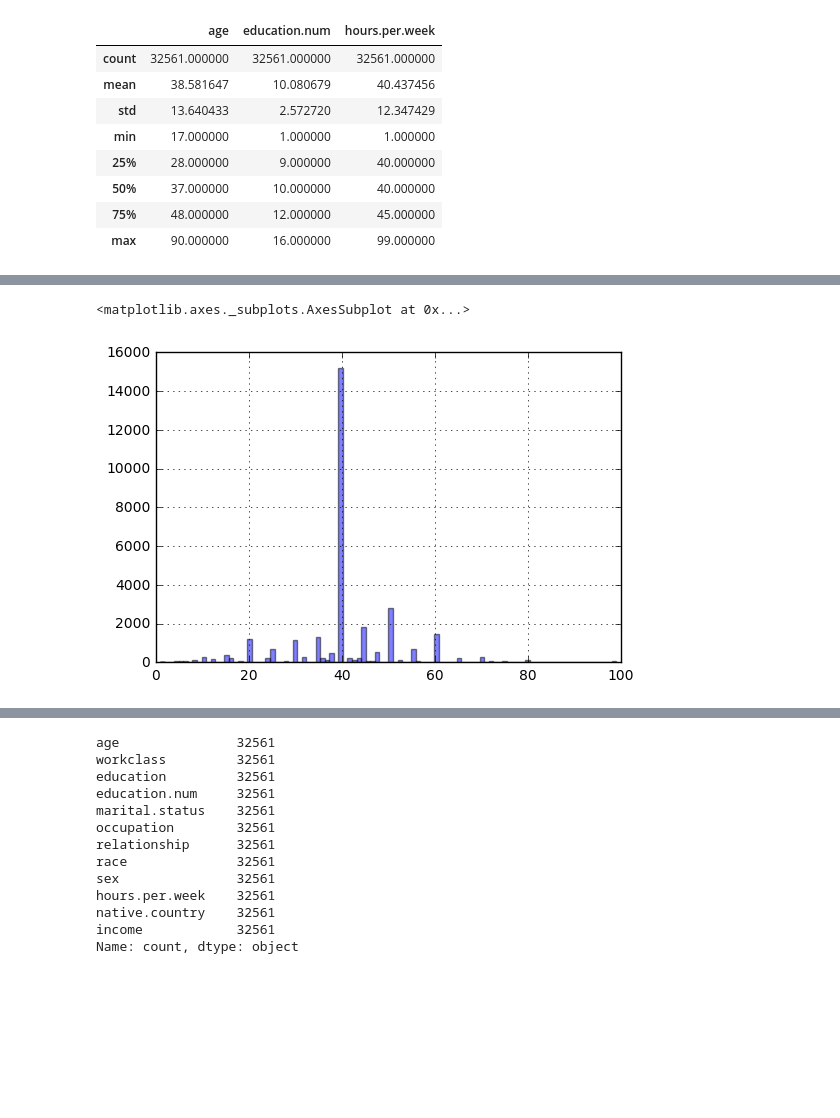
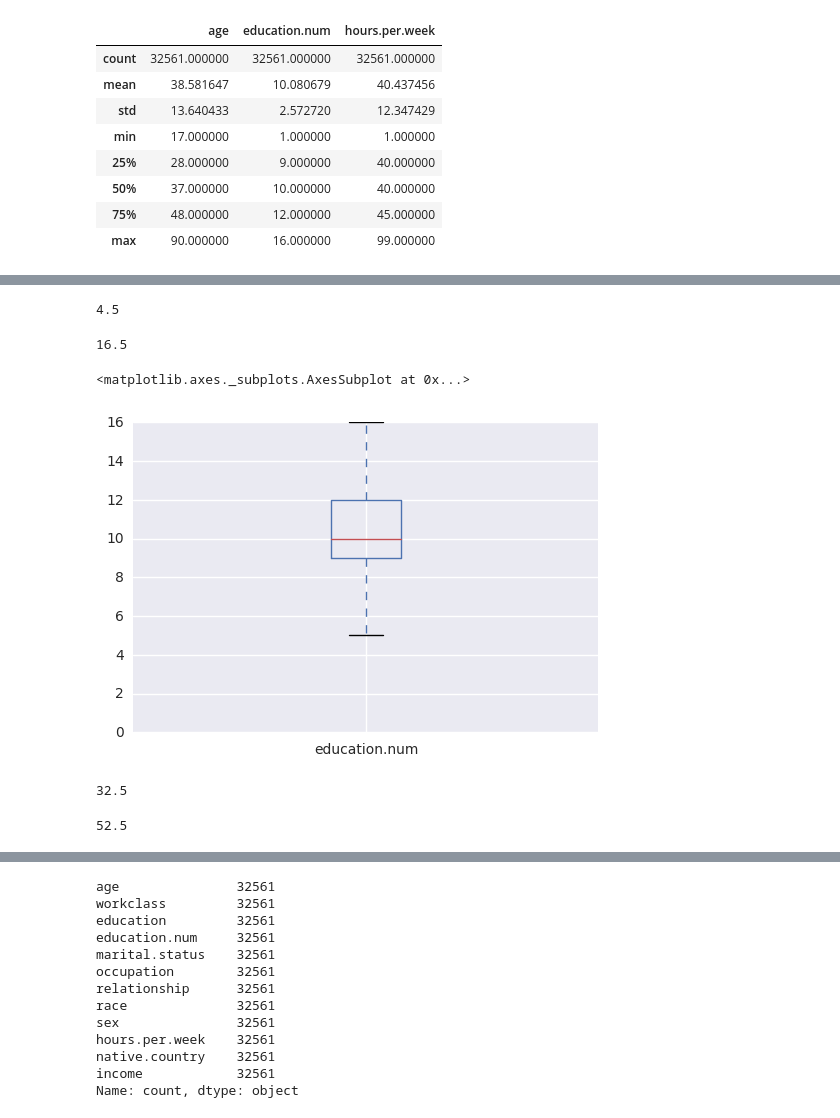
Before and after one commit to basteki/Eksda, a Jupyter notebook: temat2grzebanie-ag.ipynb, the cells around one changed output, grey strips where cells are left out. Drawn from its saved outputs; the diff is of its cells as text; code cells hidden in the pictures; blank space fills up the shorter version.

```diff
--- a/temat2grzebanie-ag.ipynb
+++ b/temat2grzebanie-ag.ipynb
@@ -425,5 +434,21 @@ opis_num
+# %%
+dt2['education.num'].quantile(0.25) - 1.5 * edu_iqr
+# %% [output]
+4.5
+# %%
+dt2['education.num'].quantile(0.75) + 1.5 * edu_iqr
+# %% [output]
+16.5
+# %%
+dt2.boxplot(column=['education.num'])
+# %% [output]
+<matplotlib.axes._subplots.AxesSubplot at 0x...>
+[figure, added]
 # %%
-dt2['hours.per.week'].hist(alpha=0.5, bins=100)
+dt2['hours.per.week'].quantile(0.25) - 1.5 * hrs_iqr
 # %% [output]
-<matplotlib.axes._subplots.AxesSubplot at 0x...>
+32.5
-[figure, removed]
+# %%
+dt2['hours.per.week'].quantile(0.75) + 1.5 * hrs_iqr
+# %% [output]
+52.5
```
Also changed, not shown: parts of 36 cells of this notebook.
